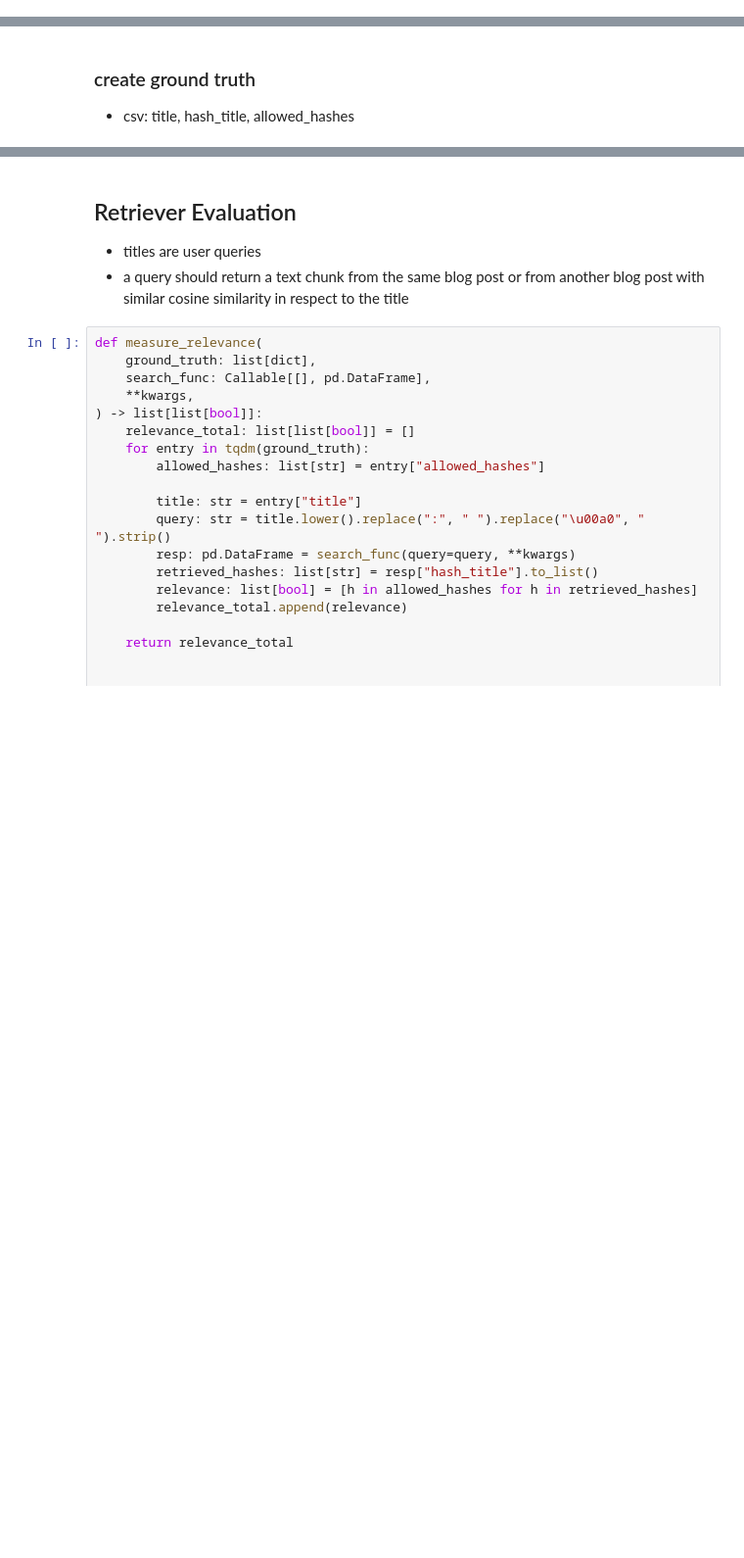
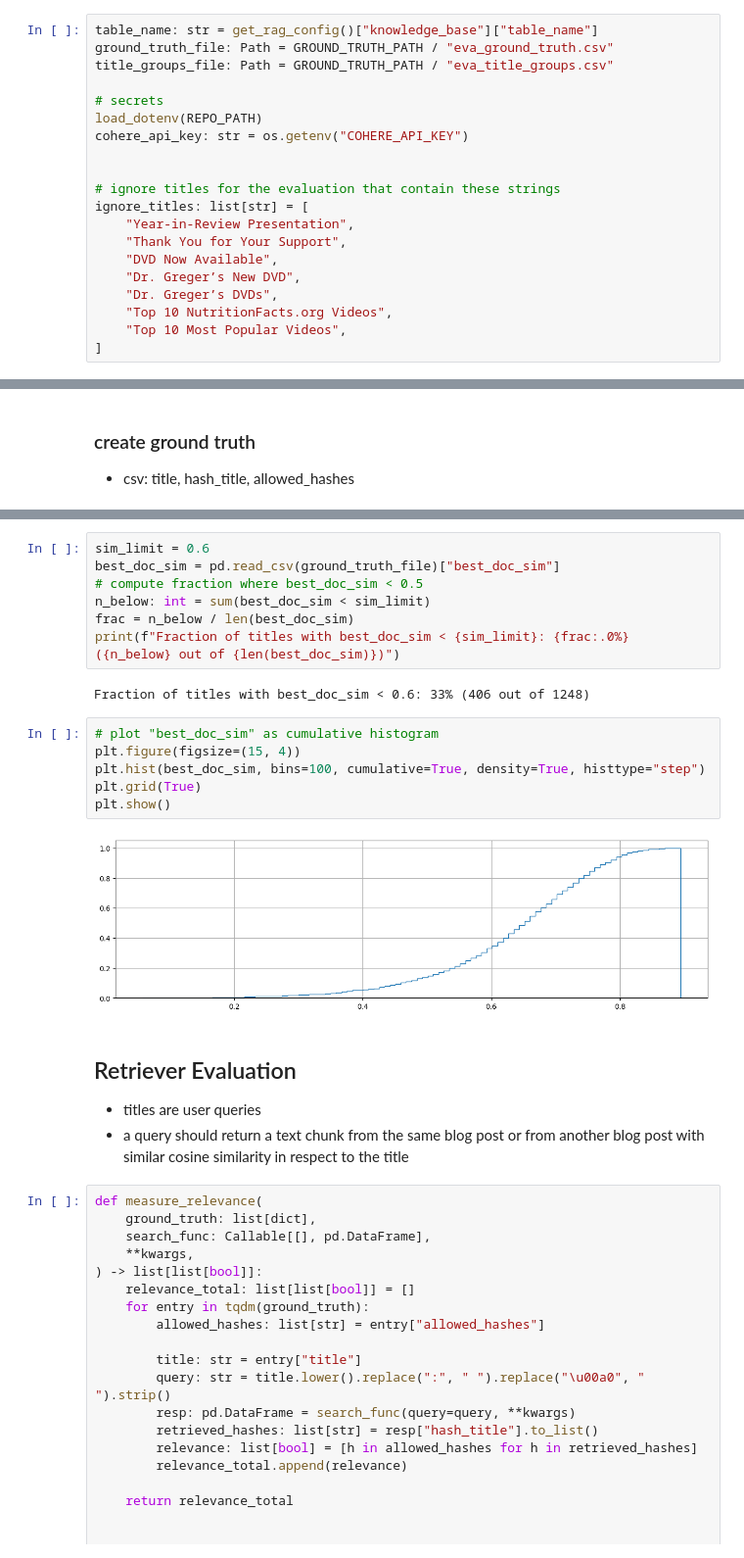
Before and after one commit to alexkolo/rag_nutrition_facts_blog, a Jupyter notebook: notebooks/evaluation_retrieval.ipynb, the cells around one changed output, grey strips where cells are left out. Shown at 98% size. Saved outputs shown, nothing was run; the diff lists cells and outputs as text; blank space fills up the shorter version.

Commit message:
prepare RAG evaluation

```diff
--- a/notebooks/evaluation_retrieval.ipynb
+++ b/notebooks/evaluation_retrieval.ipynb
@@ -55,3 +42,23 @@ cohere_api_key: str = os.getenv("COHERE_API_KEY")
+# %%
+table_name: str = get_rag_config()["knowledge_base"]["table_name"]
+ground_truth_file: Path = GROUND_TRUTH_PATH / "eva_ground_truth.csv"
+title_groups_file: Path = GROUND_TRUTH_PATH / "eva_title_groups.csv"
+
+# secrets
+load_dotenv(REPO_PATH)
+cohere_api_key: str = os.getenv("COHERE_API_KEY")
+
+
+# ignore titles for the evaluation that contain these strings
+ignore_titles: list[str] = [
+    "Year-in-Review Presentation",
+    "Thank You for Your Support",
+    "DVD Now Available",
+    "Dr. Greger’s New DVD",
+    "Dr. Greger’s DVDs",
+    "Top 10 NutritionFacts.org Videos",
+    "Top 10 Most Popular Videos",
+]
 # %% [markdown]
 # Code
 # %% [markdown]
@@ -334,3 +358,20 @@ pd.DataFrame(ground_truth).to_csv(ground_truth_path, index=False)
+# %%
+sim_limit = 0.6
+best_doc_sim = pd.read_csv(ground_truth_file)["best_doc_sim"]
+# compute fraction where best_doc_sim < 0.5
+n_below: int = sum(best_doc_sim < sim_limit)
+frac = n_below / len(best_doc_sim)
+print(f"Fraction of titles with best_doc_sim < {sim_limit}: {frac:.0%} ({n_below} out of {len(best_doc_sim)})")
+# %% [output]
+Fraction of titles with best_doc_sim < 0.6: 33% (406 out of 1248)
+# %%
+# plot "best_doc_sim" as cumulative histogram
+plt.figure(figsize=(15, 4))
+plt.hist(best_doc_sim, bins=100, cumulative=True, density=True, histtype="step")
+plt.grid(True)
+plt.show()
+# %% [output]
+[figure, added]
 # %% [markdown]
 ## Retriever Evaluation
 
```
Also changed, not shown: parts of 11 cells of this notebook, 3 other files.
